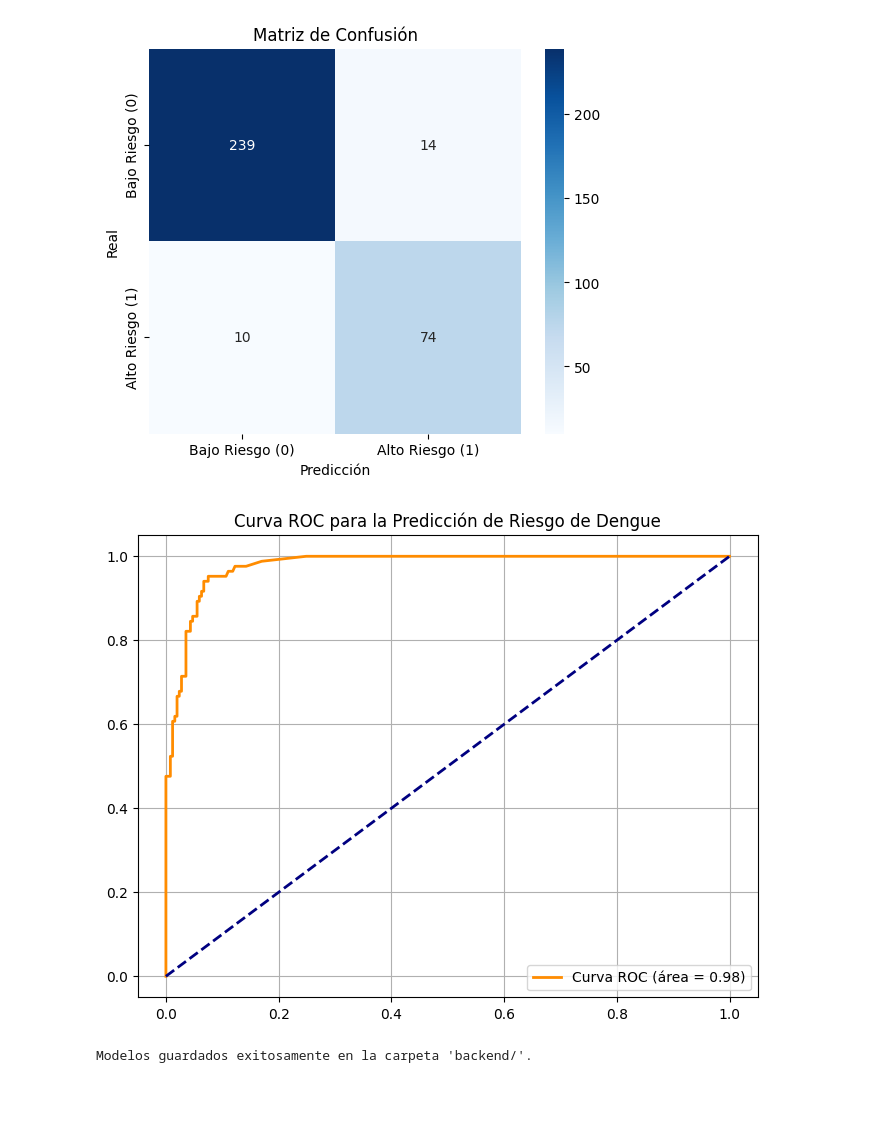
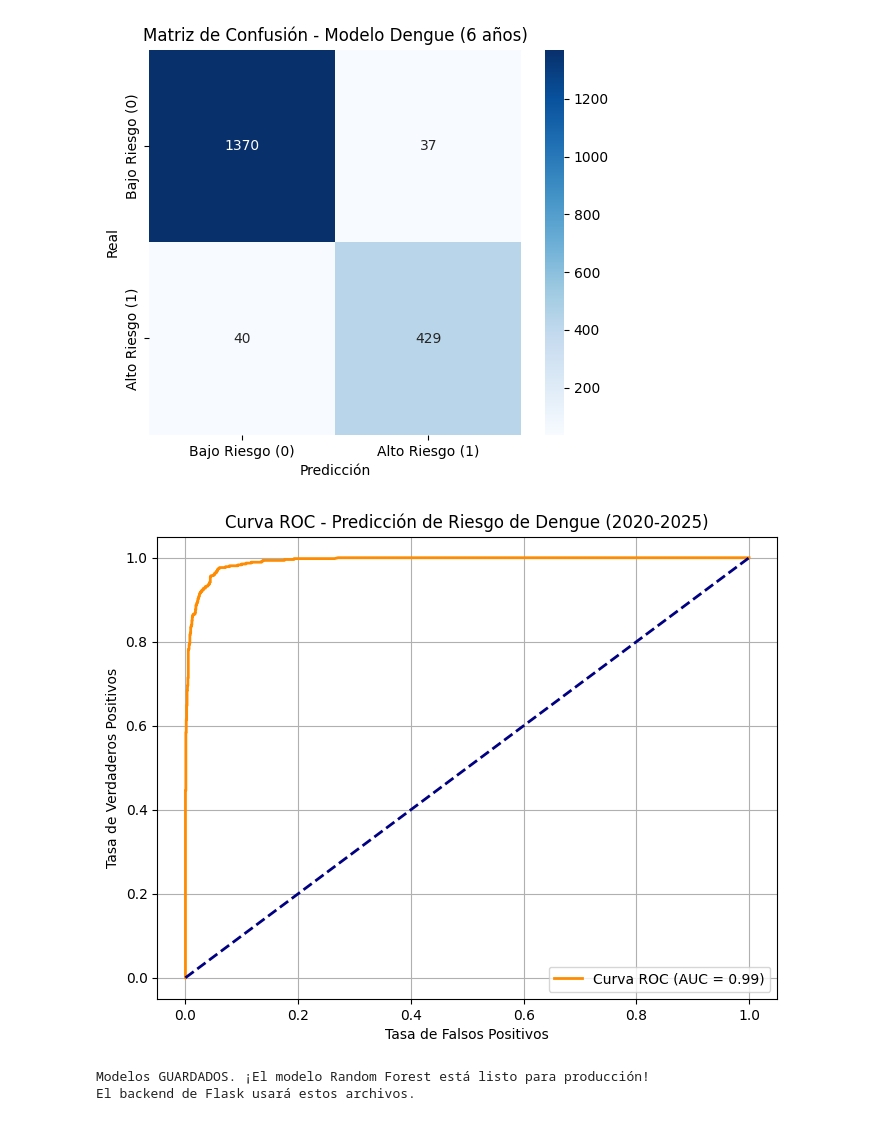
Before and after one commit to SergioPorrasA/ProeVira, a Jupyter notebook: notebook/01_Model_Training.ipynb, the cells around one changed output. Drawn from its saved outputs; the diff is of its cells as text; code cells hidden in the pictures; blank space fills up the shorter version.

Commit message:
Se corrigieron vistas, se agrega el modelo RF, el backend

```diff
--- a/notebook/01_Model_Training.ipynb
+++ b/notebook/01_Model_Training.ipynb
@@ -214,29 +157,39 @@ weighted avg       0.93      0.93      0.93       337
 # %%
 # ----------------------------------------------------
-# CELDA 4: Visualización (Curva ROC y Matriz)
+# CELDA 4: Evaluación y Visualización
 # ----------------------------------------------------
 
-from sklearn.metrics import roc_curve
+Y_pred = rf_classifier.predict(X_test)
+Y_pred_proba = rf_classifier.predict_proba(X_test)[:, 1]
 
-# 1. Matriz de Confusión (para ver Falsos Negativos - ¡Peligro!)
+# 1. AUC-ROC Score (Métrica principal)
+auc_score = roc_auc_score(Y_test, Y_pred_proba)
+print(f"\n✅ AUC-ROC Score FINAL (6 años de datos 2020-2025): {auc_score:.4f}")
+
+# 2. Reporte de Clasificación (CRÍTICO: Ver el Recall de la clase 1)
+print("\n--- Reporte de Clasificación Detallado ---")
+print(classification_report(Y_test, Y_pred))
+
+# 3. Matriz de Confusión (Visualización)
 cm = confusion_matrix(Y_test, Y_pred)
-
 plt.figure(figsize=(6, 5))
 sns.heatmap(cm, annot=True, fmt='d', cmap='Blues',
             xticklabels=['Bajo Riesgo (0)', 'Alto Riesgo (1)'],
             yticklabels=['Bajo Riesgo (0)', 'Alto Riesgo (1)'])
 plt.ylabel('Real')
 plt.xlabel('Predicción')
-plt.title('Matriz de Confusión')
+plt.title('Matriz de Confusión - Modelo Dengue (6 años)')
 plt.show()
 
-# 2. Curva ROC (Gráfica estándar en ML para clasificadores)
+# 4. Curva ROC (Visualización Profesional)
 fpr, tpr, thresholds = roc_curve(Y_test, Y_pred_proba)
 
 plt.figure(figsize=(8, 6))
-plt.plot(fpr, tpr, color='darkorange', lw=2, label=f'Curva ROC (área = {auc_score:.2f})')
+plt.plot(fpr, tpr, color='darkorange', lw=2, label=f'Curva ROC (AUC = {auc_score:.2f})')
 plt.plot([0, 1], [0, 1], color='navy', lw=2, linestyle='--')
-plt.title('Curva ROC para la Predicción de Riesgo de Dengue')
+plt.xlabel('Tasa de Falsos Positivos')
+plt.ylabel('Tasa de Verdaderos Positivos')
+plt.title('Curva ROC - Predicción de Riesgo de Dengue (2020-2025)')
 plt.legend(loc="lower right")
 plt.grid(True)
 plt.show()
@@ -244,5 +208,5 @@ plt.show()
-[figure, old version]
+[figure, new version]
-[figure, old version]
+[figure, new version]
 # %%
 # ----------------------------------------------------
 # CELDA 5: Guardar Artefactos (¡Conexión con Flask!)
@@ -250,15 +214,14 @@ plt.show()
 
 # Asegúrate de que la carpeta 'backend/' exista en la raíz de tu proyecto.
 try:
-    # 1. Guardar el modelo entrenado (el "cerebro" de la predicción)
     joblib.dump(rf_classifier, '../backend/model.pkl')
-
-    # 2. Guardar el LabelEncoder (Necesario para que Flask sepa cómo codificar el estado de entrada)
     joblib.dump(le, '../backend/label_encoder.pkl')
 
-    print("\nModelos guardados exitosamente en la carpeta 'backend/'.")
+    print("\nModelos GUARDADOS. ¡El modelo Random Forest está listo para producción!")
+    print("El backend de Flask usará estos archivos.")
 
 except FileNotFoundError:
-    print("¡ERROR! Asegúrate de haber creado la carpeta 'backend/' en la raíz de tu proyecto.")
+    print("¡ERROR! Asegúrate de que la carpeta 'backend/' exista.")
 # %% [output]
-Modelos guardados exitosamente en la carpeta 'backend/'.
+Modelos GUARDADOS. ¡El modelo Random Forest está listo para producción!
+El backend de Flask usará estos archivos.
```
Also changed, not shown: parts of 4 cells of this notebook, 22 other files.
